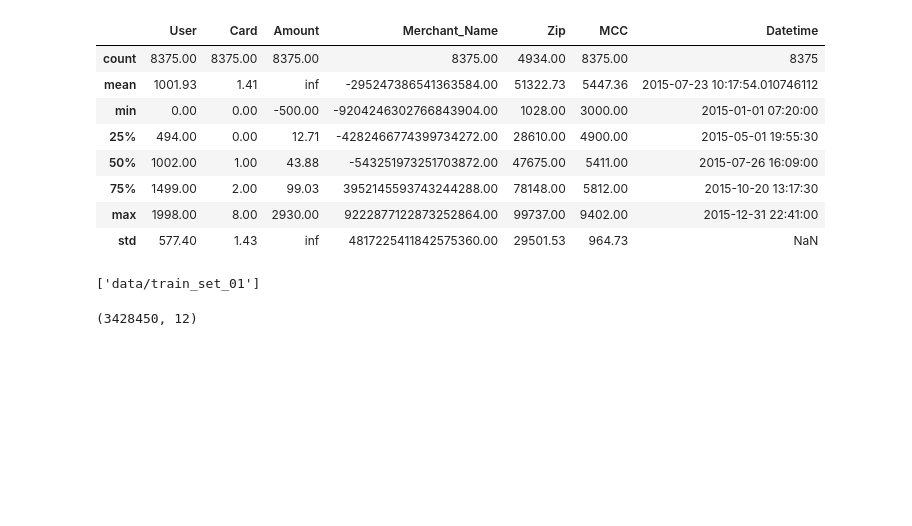
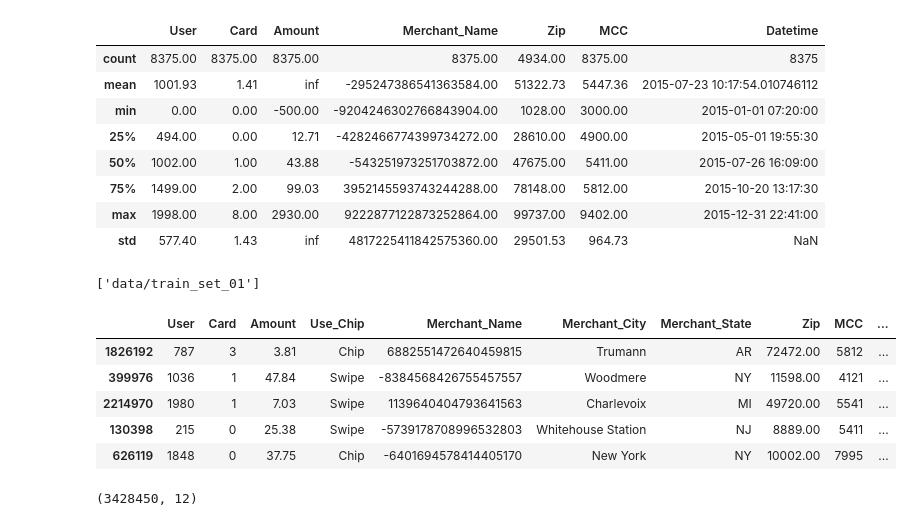
Before and after one commit to Yichen-Z/ece5831-2023-ccf, a Jupyter notebook: explore_transactions.ipynb, the cells around one changed output. Drawn from its saved outputs; the diff is of its cells as text; code cells hidden in the pictures; blank space fills up the shorter version.

```diff
--- a/explore_transactions.ipynb
+++ b/explore_transactions.ipynb
@@ -8,6 +8,3 @@ import numpy as np
 import pandas as pd
 pd.set_option('display.max_columns', 50)
 pd.set_option('display.float_format', lambda x: f"{x:.2f}")
-# %%
-tdf = joblib.load('data/transactions')
-tdf.info()
@@ -648,6 +625,15 @@ training_set.sort_values(by=['Datetime', 'User', 'Card'], inplace=True)
 joblib.dump(training_set, 'data/train_set_01')
 # %% [output]
 ['data/train_set_01']
+# %%
+training_set.head()
+# %% [output]
+|  | User | Card | Amount | Use_Chip | Merchant_Name | Merchant_City | Merchant_State | Zip | MCC | ... |
+| 1826192 | 787 | 3 | 3.81 | Chip | 6882551472640459815 | Trumann | AR | 72472.00 | 5812 | ... |
+| 399976 | 1036 | 1 | 47.84 | Swipe | -8384568426755457557 | Woodmere | NY | 11598.00 | 4121 | ... |
+| 2214970 | 1980 | 1 | 7.03 | Swipe | 1139640404793641563 | Charlevoix | MI | 49720.00 | 5541 | ... |
+| 130398 | 215 | 0 | 25.38 | Swipe | -5739178708996532803 | Whitehouse Station | NJ | 8889.00 | 5411 | ... |
+| 626119 | 1848 | 0 | 37.75 | Chip | -6401694578414405170 | New York | NY | 10002.00 | 7995 | ... |
 # %%
 validation_nf_pool = df.loc[(df['Datetime'] >= '2016-01-01') & (df['Datetime'] < '2018-01-01')].copy()
 print(validation_nf_pool.shape)
```
Also changed, not shown: parts of 2 cells of this notebook, 2 other files.
